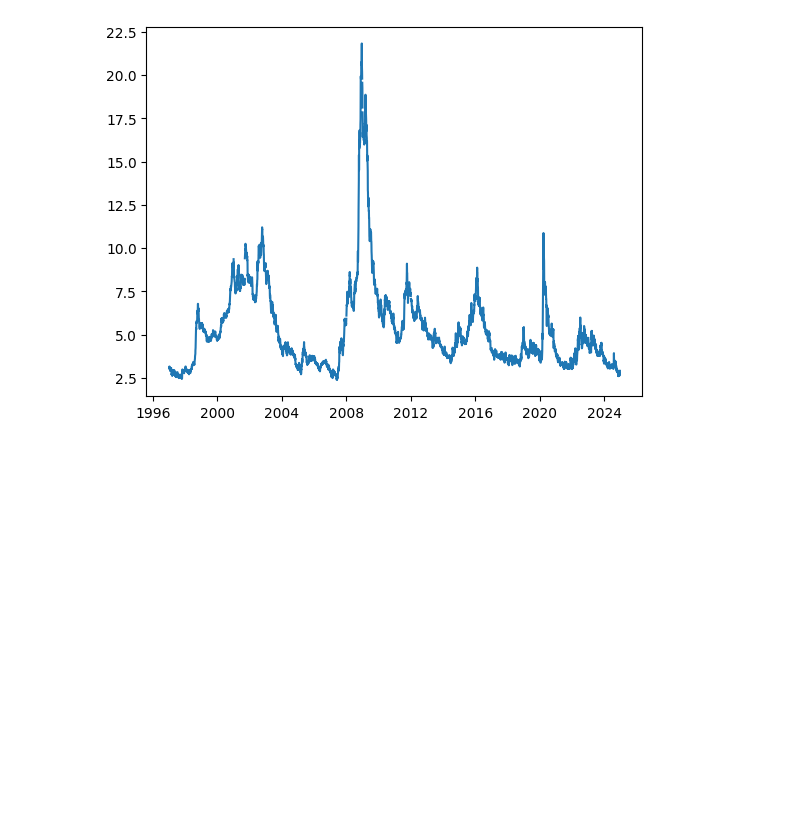
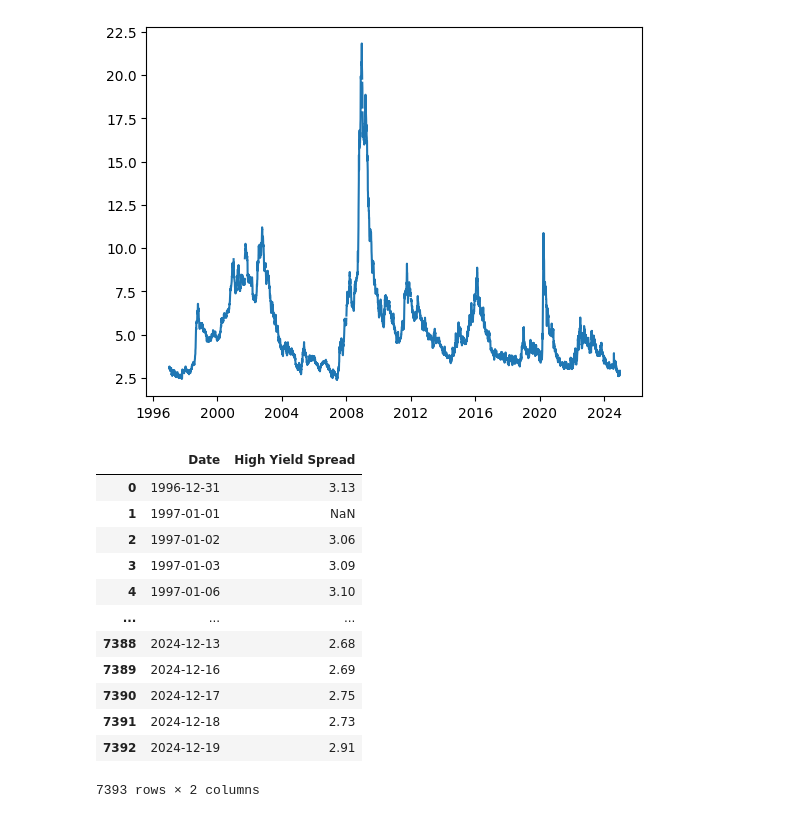
Before and after one commit to pbuitragoa33/NASDAQ-Change-Prediction, a Jupyter notebook: fredData.ipynb, the cells around one changed output. Drawn from its saved outputs; the diff is of its cells as text; code cells hidden in the pictures; blank space fills up the shorter version.

Commit message:
Testing time-series from FRED

```diff
--- a/fredData.ipynb
+++ b/fredData.ipynb
@@ -35,8 +14,8 @@ plt.plot(test1)
 # %% [markdown]
 # ICE BofA US High Yield Index Option-Adjusted Spread
 # %%
-test2 = fred.get_series('BAMLH0A0HYM2', start_date='2000-01-01', end_date='2024-11-01')
-print(test2)
+dataHY = fred.get_series('BAMLH0A0HYM2', start_date='2000-01-01', end_date='2024-11-01')
+print(dataHY)
 # %% [output]
 1996-12-31    3.13
 1997-01-01     NaN
@@ -55,3 +34,24 @@ plt.plot(test2)
 # %% [output]
 [<matplotlib.lines.Line2D at 0x...>]
 [figure]
+# %%
+# Turn data into a dataframe
+
+dataHY = dataHY.to_frame()
+dataHY = dataHY.reset_index()
+dataHY.columns = ['Date', 'High Yield Spread']
+dataHY
+# %% [output]
+|  | Date | High Yield Spread |
+| 0 | 1996-12-31 | 3.13 |
+| 1 | 1997-01-01 | NaN |
+| 2 | 1997-01-02 | 3.06 |
+| 3 | 1997-01-03 | 3.09 |
+| 4 | 1997-01-06 | 3.10 |
+| ... | ... | ... |
+| 7388 | 2024-12-13 | 2.68 |
+| 7389 | 2024-12-16 | 2.69 |
+| 7390 | 2024-12-17 | 2.75 |
+| 7391 | 2024-12-18 | 2.73 |
+| 7392 | 2024-12-19 | 2.91 |
+7393 rows × 2 columns
```
Also changed, not shown: parts of 6 cells of this notebook.
